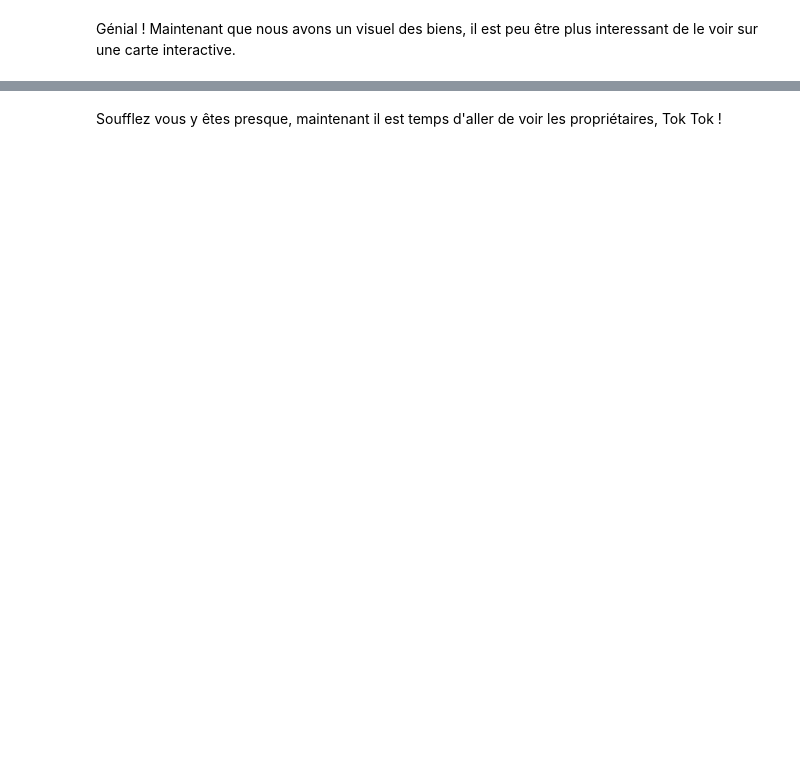
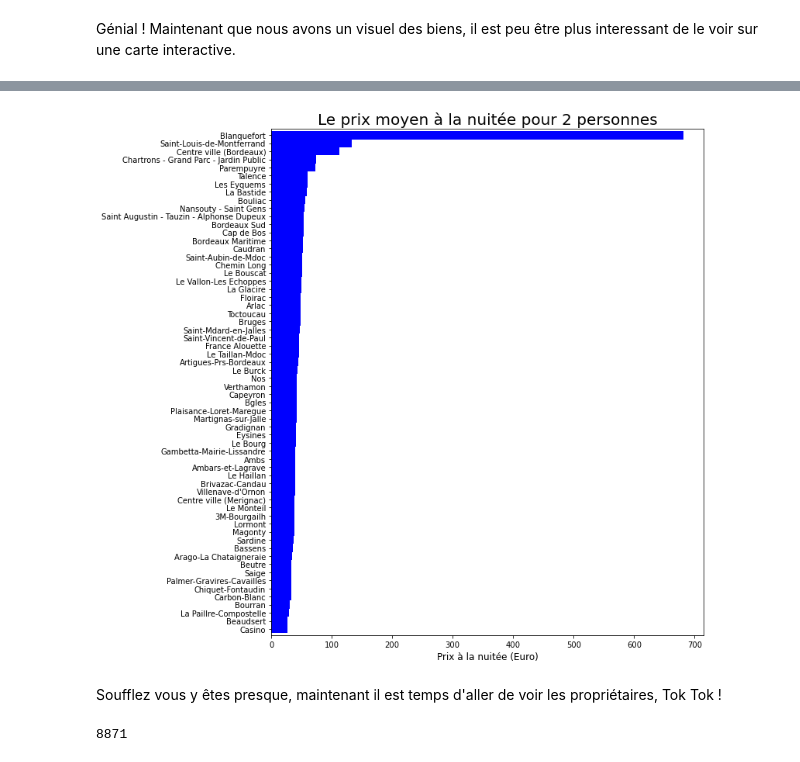
Before and after one commit to Joz84/auto-ateliers-simplon, a Jupyter notebook: airbnb_bordeaux.ipynb, the cells around one changed output, grey strips where cells are left out. Cells and saved outputs as stored; diff of their text form; code cells hidden in the pictures; blank space fills up the shorter version.

```diff
--- a/airbnb_bordeaux.ipynb
+++ b/airbnb_bordeaux.ipynb
@@ -43,6 +74,20 @@ Génial ! Maintenant que nous avons un visuel des biens, il est peu être plus i
+# %%
+# 6. Idem via MatplotLib affichez le tarif à la nuitée par quartier en faisant une moyenne.
+feq = quartiers[quartiers['accommodates']==2]
+feq = feq.groupby('neighbourhood')['price'].mean().sort_values(ascending=True)
+feq.plot.barh(figsize=(10, 12), color='b', width=1)
+plt.title("Le prix moyen à la nuitée pour 2 personnes", fontsize=20)
+plt.xlabel('Prix à la nuitée (Euro)', fontsize=12)
+plt.ylabel("")
+plt.show()
+# %% [output]
+[figure, added]
 # %% [markdown]
 Soufflez vous y êtes presque, maintenant il est temps d'aller de voir les propriétaires, Tok Tok !
 # %%
 # 7. Reperez le nombre d'identifiants
+quartiers['host_id'].nunique()
+# %% [output]
+8871
 # %%
 # 8. Si quelque chose ne colle pas entre le nombre de logement et le nombre de propriétaires alors il est temps de compter nombre de biens par propriétaire. Top 15
```
Also changed, not shown: parts of 9 cells of this notebook.
